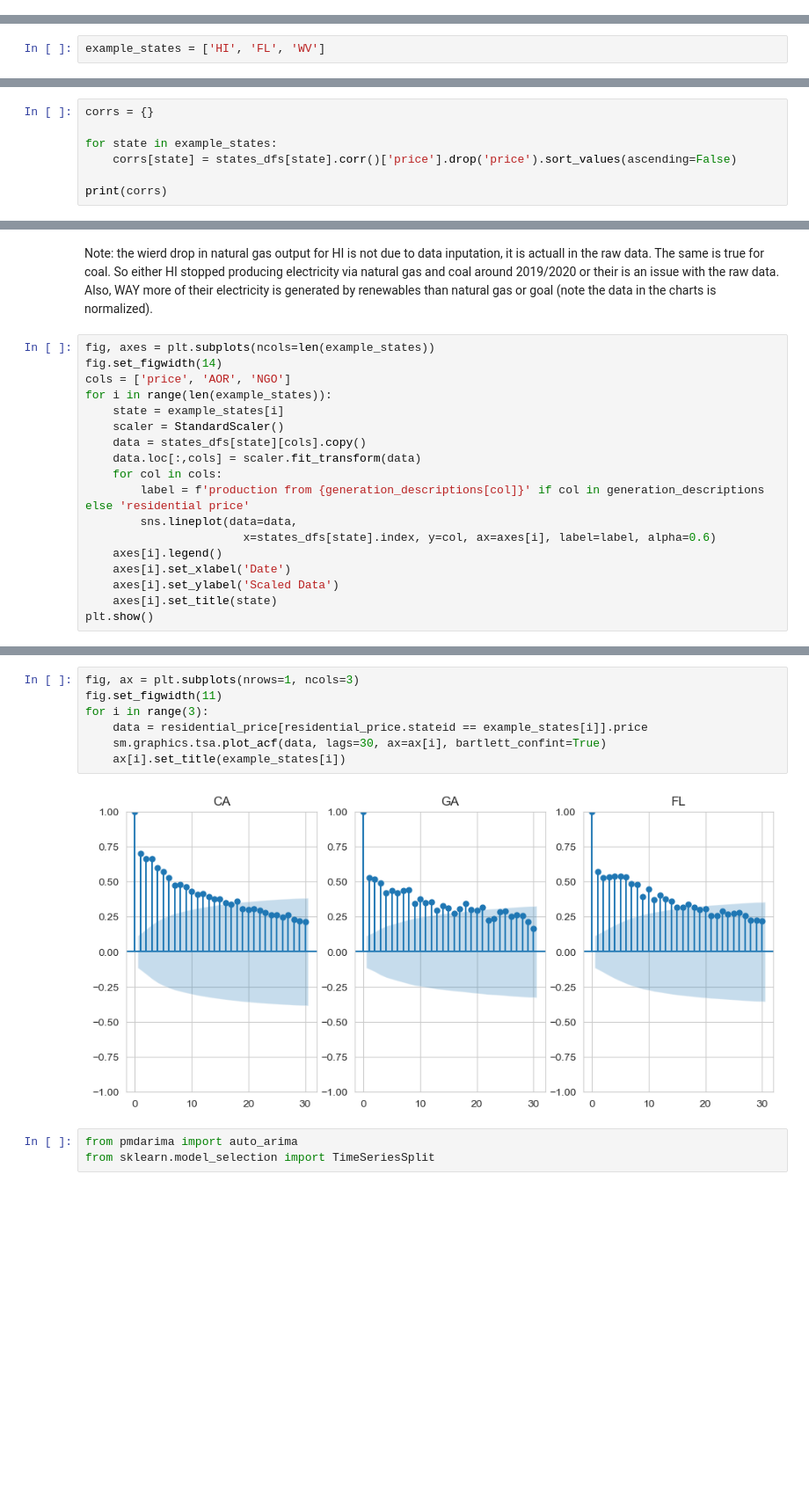
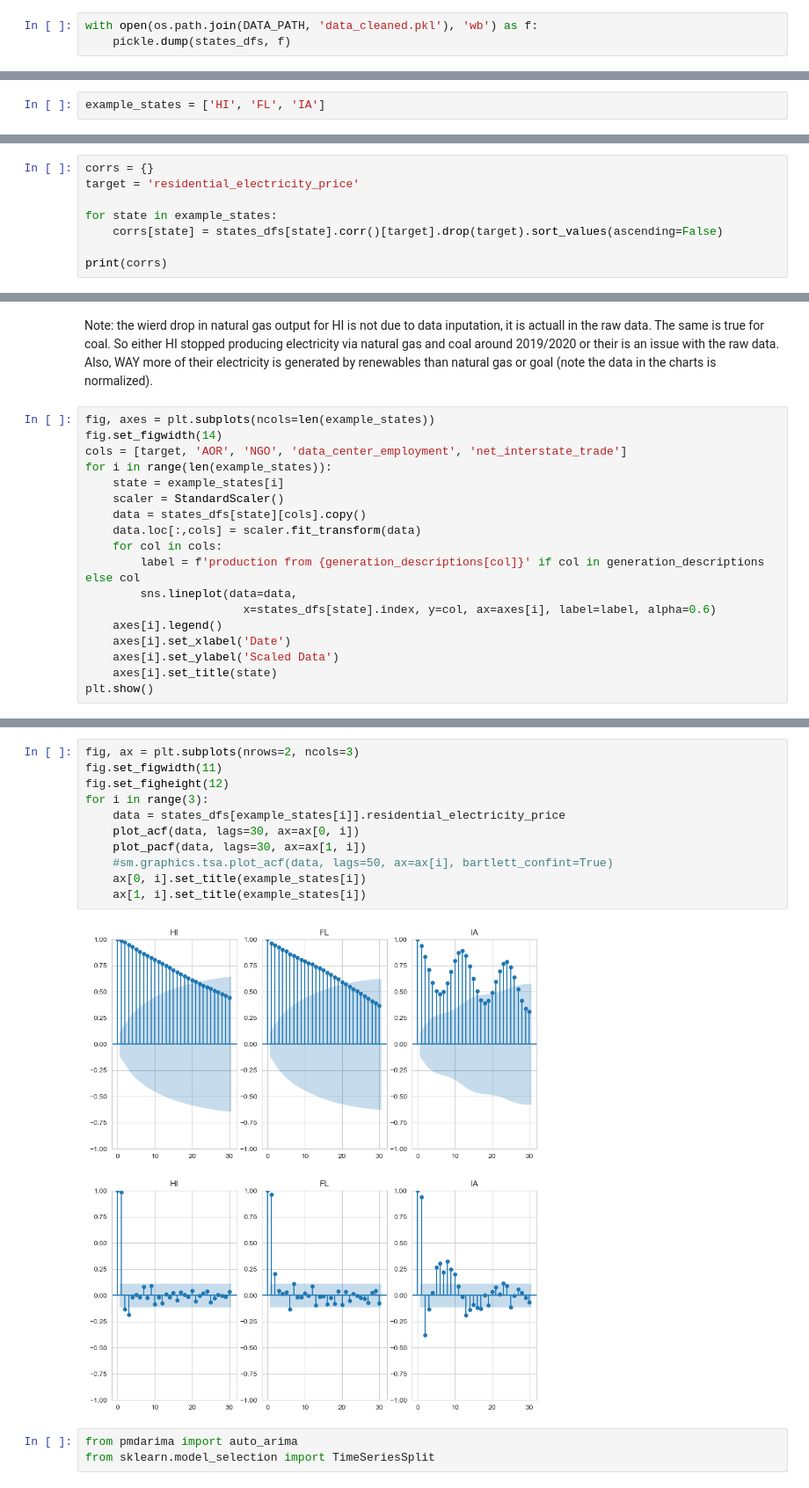
Before and after one commit to Erdos-Projects/fall-2025-forecasting-electricity-price, a Jupyter notebook: src/eda/will_eda.ipynb, the cells around one changed output, grey strips where cells are left out. Shown at 88% size. Drawn from its saved outputs; the diff is of its cells as text; blank space fills up the shorter version.

Commit message:
add cleaned data

```diff
--- a/src/eda/will_eda.ipynb
+++ b/src/eda/will_eda.ipynb
@@ -454,4 +752,7 @@ for stateid, group in states_groups:
     states_dfs[stateid] = df.copy()
+# %%
+with open(os.path.join(DATA_PATH, 'data_cleaned.pkl'), 'wb') as f:
+    pickle.dump(states_dfs, f)
 # %%
 generation_descriptions = electricity_generation[['fueltypeid', 'fuelTypeDescription']].drop_duplicates().sort_values(by='fueltypeid').set_index('fueltypeid').to_dict()['fuelTypeDescription']
 generation_descriptions
@@ -493,7 +794,7 @@ electricity_generation[(electricity_generation.stateid == 'HI') & (electricity_g
 # %% [markdown]
 ### Inspection of a few states
 # %%
-example_states = ['HI', 'FL', 'WV']
+example_states = ['HI', 'FL', 'IA']
 # %%
 states_dfs['HI'].info()
 # %% [output]
@@ -517,8 +840,9 @@ memory usage: 89.9 KB
 # %%
 corrs = {}
+target = 'residential_electricity_price'
 
 for state in example_states:
-    corrs[state] = states_dfs[state].corr()['price'].drop('price').sort_values(ascending=False)
+    corrs[state] = states_dfs[state].corr()[target].drop(target).sort_values(ascending=False)
 
 print(corrs)
 # %% [output]
@@ -550,14 +870,14 @@ Note: the wierd drop in natural gas output for HI is not due to data inputation,
 # %%
 fig, axes = plt.subplots(ncols=len(example_states))
 fig.set_figwidth(14)
-cols = ['price', 'AOR', 'NGO']
+cols = [target, 'AOR', 'NGO', 'data_center_employment', 'net_interstate_trade']
 for i in range(len(example_states)):
     state = example_states[i]
     scaler = StandardScaler()
     data = states_dfs[state][cols].copy()
     data.loc[:,cols] = scaler.fit_transform(data)
     for col in cols:
-        label = f'production from {generation_descriptions[col]}' if col in generation_descriptions else 'residential price'
+        label = f'production from {generation_descriptions[col]}' if col in generation_descriptions else col
         sns.lineplot(data=data,
                        x=states_dfs[state].index, y=col, ax=axes[i], label=label, alpha=0.6)
     axes[i].legend()
@@ -615,12 +893,16 @@ import statsmodels.api as sm
 # %%
-fig, ax = plt.subplots(nrows=1, ncols=3)
+fig, ax = plt.subplots(nrows=2, ncols=3)
 fig.set_figwidth(11)
+fig.set_figheight(12)
 for i in range(3):
-    data = residential_price[residential_price.stateid == example_states[i]].price
-    sm.graphics.tsa.plot_acf(data, lags=30, ax=ax[i], bartlett_confint=True)
-    ax[i].set_title(example_states[i])
+    data = states_dfs[example_states[i]].residential_electricity_price
+    plot_acf(data, lags=30, ax=ax[0, i])
+    plot_pacf(data, lags=30, ax=ax[1, i])
+    #sm.graphics.tsa.plot_acf(data, lags=50, ax=ax[i], bartlett_confint=True)
+    ax[0, i].set_title(example_states[i])
+    ax[1, i].set_title(example_states[i])
 # %% [output]
-[figure, old version]
+[figure, new version]
 # %%
 from pmdarima import auto_arima
 from sklearn.model_selection import TimeSeriesSplit
```
Also changed, not shown: parts of 61 cells of this notebook, 1 other file.
